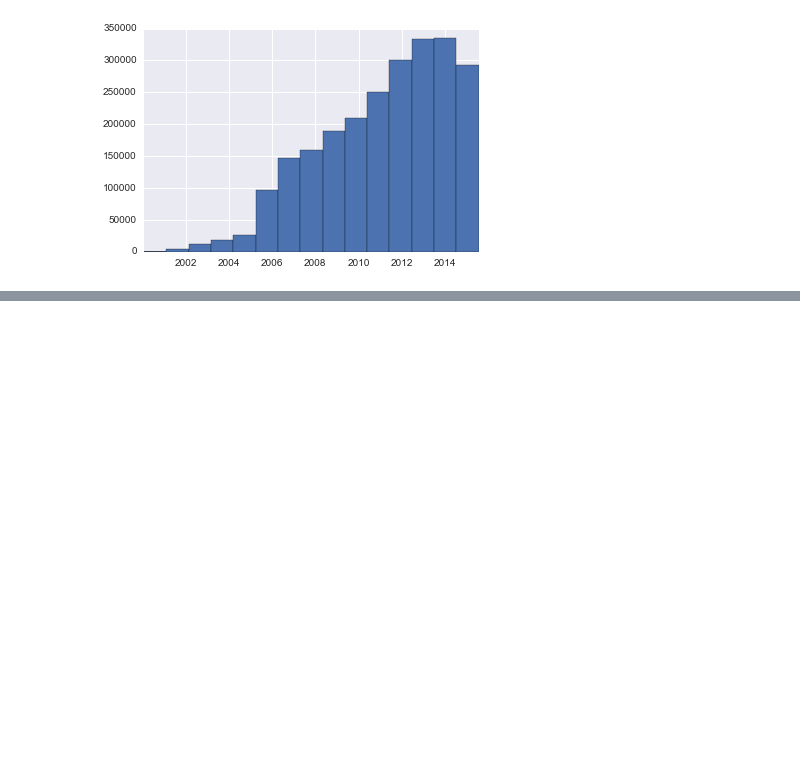
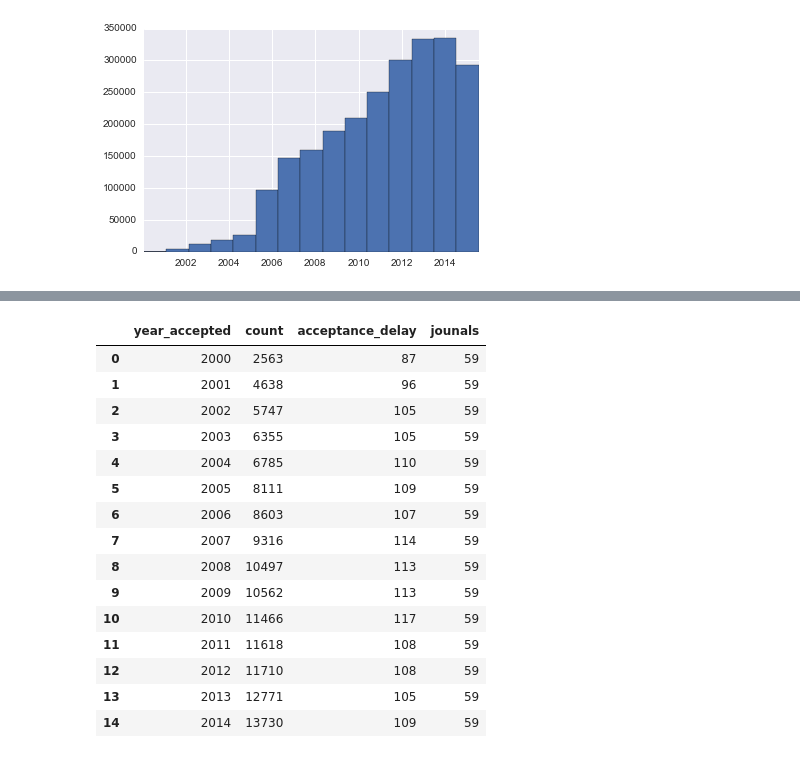
Before and after one commit to dhimmel/delays, a Jupyter notebook: visualize.ipynb, the cells around one changed output, grey strips where cells are left out. Drawn from its saved outputs; the diff is of its cells as text; code cells hidden in the pictures; blank space fills up the shorter version.

```diff
--- a/visualize.ipynb
+++ b/visualize.ipynb
@@ -79,0 +120,31 @@ matplotlib.pyplot.xlim(1999, 2016);
+# %%
+start = 2000
+end = 2014
+# %%
+year_mat = acceptance_df.pivot_table(values='acceptance_delay', index='journal', columns='year_accepted', aggfunc='count').fillna(0)
+# %%
+journal_list = (year_mat.loc[:, start:end] > 0).apply(all, 1)
+journal_subset = journal_list.index[journal_list]
+subset_df = acceptance_df[acceptance_df.journal.isin(journal_subset) &
+              (acceptance_df.year_accepted >= start) &
+              (acceptance_df.year_accepted <= end)]
+short_df = subset_df.groupby('year_accepted').apply(summarize).reset_index()
+# %%
+short_df
+# %% [output]
+|  | year_accepted | count | acceptance_delay | jounals |
+| 0 | 2000 | 2563 | 87 | 59 |
+| 1 | 2001 | 4638 | 96 | 59 |
+| 2 | 2002 | 5747 | 105 | 59 |
+| 3 | 2003 | 6355 | 105 | 59 |
+| 4 | 2004 | 6785 | 110 | 59 |
+| 5 | 2005 | 8111 | 109 | 59 |
+| 6 | 2006 | 8603 | 107 | 59 |
+| 7 | 2007 | 9316 | 114 | 59 |
+| 8 | 2008 | 10497 | 113 | 59 |
+| 9 | 2009 | 10562 | 113 | 59 |
+| 10 | 2010 | 11466 | 117 | 59 |
+| 11 | 2011 | 11618 | 108 | 59 |
+| 12 | 2012 | 11710 | 108 | 59 |
+| 13 | 2013 | 12771 | 105 | 59 |
+| 14 | 2014 | 13730 | 109 | 59 |
```
Also changed, not shown: parts of 11 cells of this notebook.
